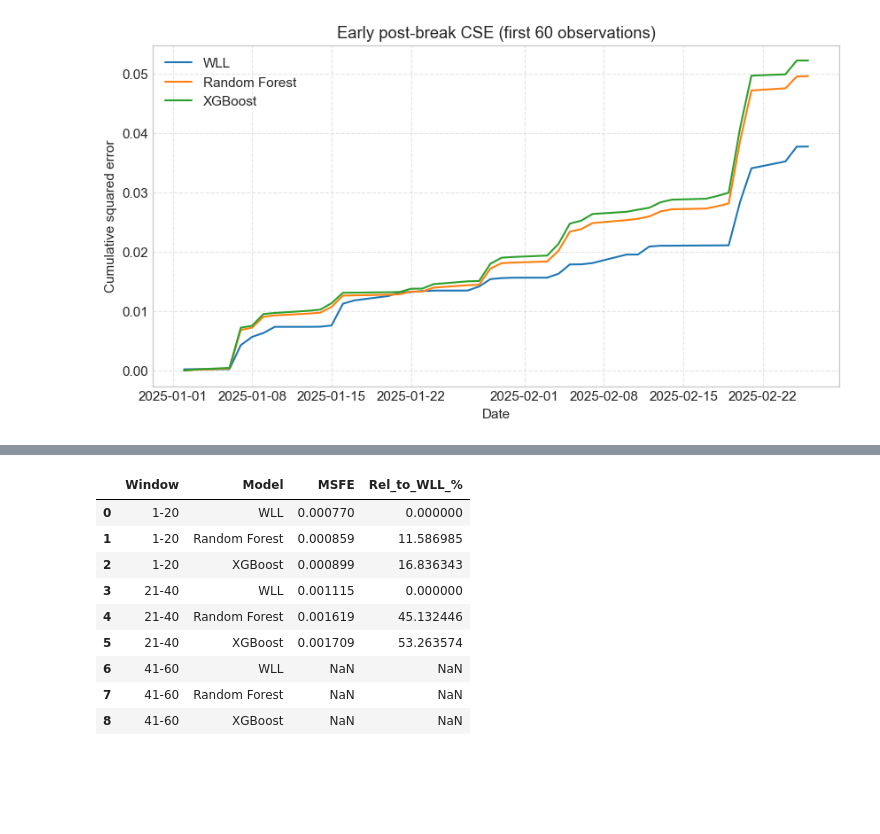
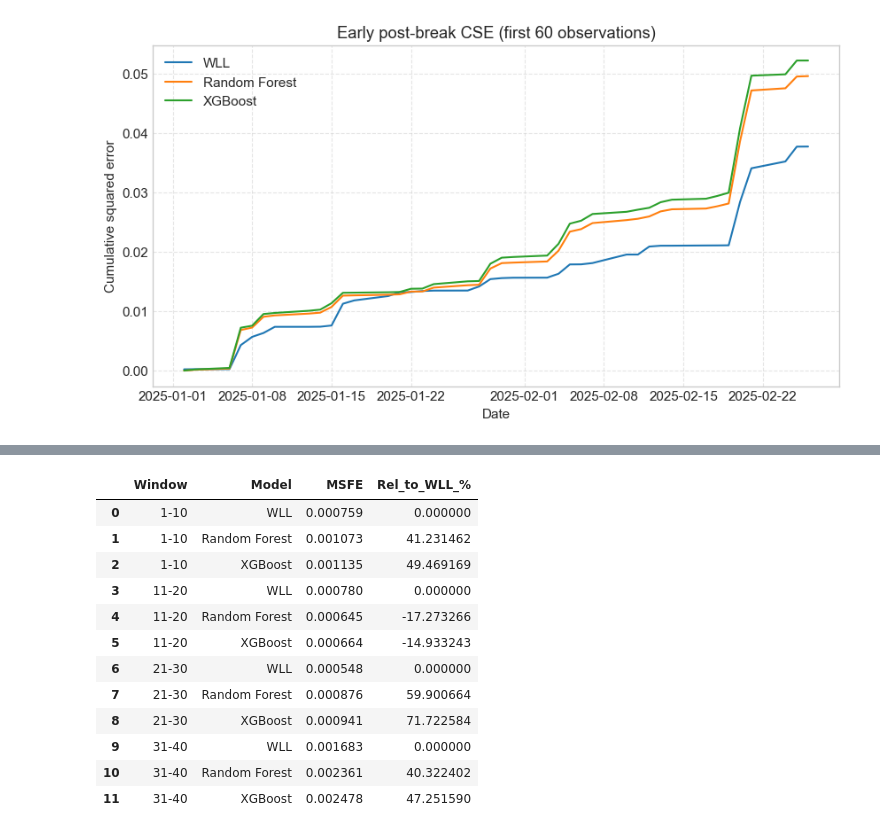
Before and after one commit to MrNovocain/Cocoa, a Jupyter notebook: notebooks/WLL_Cocoa_Experiment.ipynb, the cells around one changed output, grey strips where cells are left out. Drawn from its saved outputs; the diff is of its cells as text; code cells hidden in the pictures; blank space fills up the shorter version.

```diff
--- a/notebooks/WLL_Cocoa_Experiment.ipynb
+++ b/notebooks/WLL_Cocoa_Experiment.ipynb
@@ -977,37 +1174,42 @@ cse_summary.sort_values("CSE_first_K")
 # %%
 # Optional: windowed MSFE slices (e.g., 1-20, 21-40, 41-60)
-windows = [(0, 20), (20, 40), (40, 60)]  # adjust as needed
+n = 10  # window length (adjust as needed)
+num_obs = len(y_true)
+windows = [(start, min(start + n, num_obs)) for start in range(0, num_obs, n)]
 
 win_rows = []
 for start, end in windows:
     y_slice = y_true[start:end]
     for m in models_to_check:
         yhat_slice = pred_use[m].to_numpy()[start:end]
         win_rows.append({
-            "Window": f"{start+1}-{end}",
+            "Window": f"{start + 1}-{end}",
             "Model": m,
             "MSFE": msfe(y_slice, yhat_slice),
         })
 
 win_df = pd.DataFrame(win_rows)
 
 win_rel = []
 for window in win_df["Window"].unique():
     tmp = win_df[win_df["Window"] == window].copy()
     wll_val = tmp.loc[tmp["Model"] == "WLL", "MSFE"].values[0]
     tmp["Rel_to_WLL_%"] = (tmp["MSFE"] / wll_val - 1) * 100
     win_rel.append(tmp)
 
 win_df_rel = pd.concat(win_rel, ignore_index=True)
 win_df_rel
 # %% [output]
 |  | Window | Model | MSFE | Rel_to_WLL_% |
-| 0 | 1-20 | WLL | 0.000770 | 0.000000 |
-| 1 | 1-20 | Random Forest | 0.000859 | 11.586985 |
-| 2 | 1-20 | XGBoost | 0.000899 | 16.836343 |
-| 3 | 21-40 | WLL | 0.001115 | 0.000000 |
-| 4 | 21-40 | Random Forest | 0.001619 | 45.132446 |
-| 5 | 21-40 | XGBoost | 0.001709 | 53.263574 |
-| 6 | 41-60 | WLL | NaN | NaN |
-| 7 | 41-60 | Random Forest | NaN | NaN |
-| 8 | 41-60 | XGBoost | NaN | NaN |
+| 0 | 1-10 | WLL | 0.000759 | 0.000000 |
+| 1 | 1-10 | Random Forest | 0.001073 | 41.231462 |
+| 2 | 1-10 | XGBoost | 0.001135 | 49.469169 |
+| 3 | 11-20 | WLL | 0.000780 | 0.000000 |
+| 4 | 11-20 | Random Forest | 0.000645 | -17.273266 |
+| 5 | 11-20 | XGBoost | 0.000664 | -14.933243 |
+| 6 | 21-30 | WLL | 0.000548 | 0.000000 |
+| 7 | 21-30 | Random Forest | 0.000876 | 59.900664 |
+| 8 | 21-30 | XGBoost | 0.000941 | 71.722584 |
+| 9 | 31-40 | WLL | 0.001683 | 0.000000 |
+| 10 | 31-40 | Random Forest | 0.002361 | 40.322402 |
+| 11 | 31-40 | XGBoost | 0.002478 | 47.251590 |
```
Also changed, not shown: parts of 11 cells of this notebook, 3 other files.
